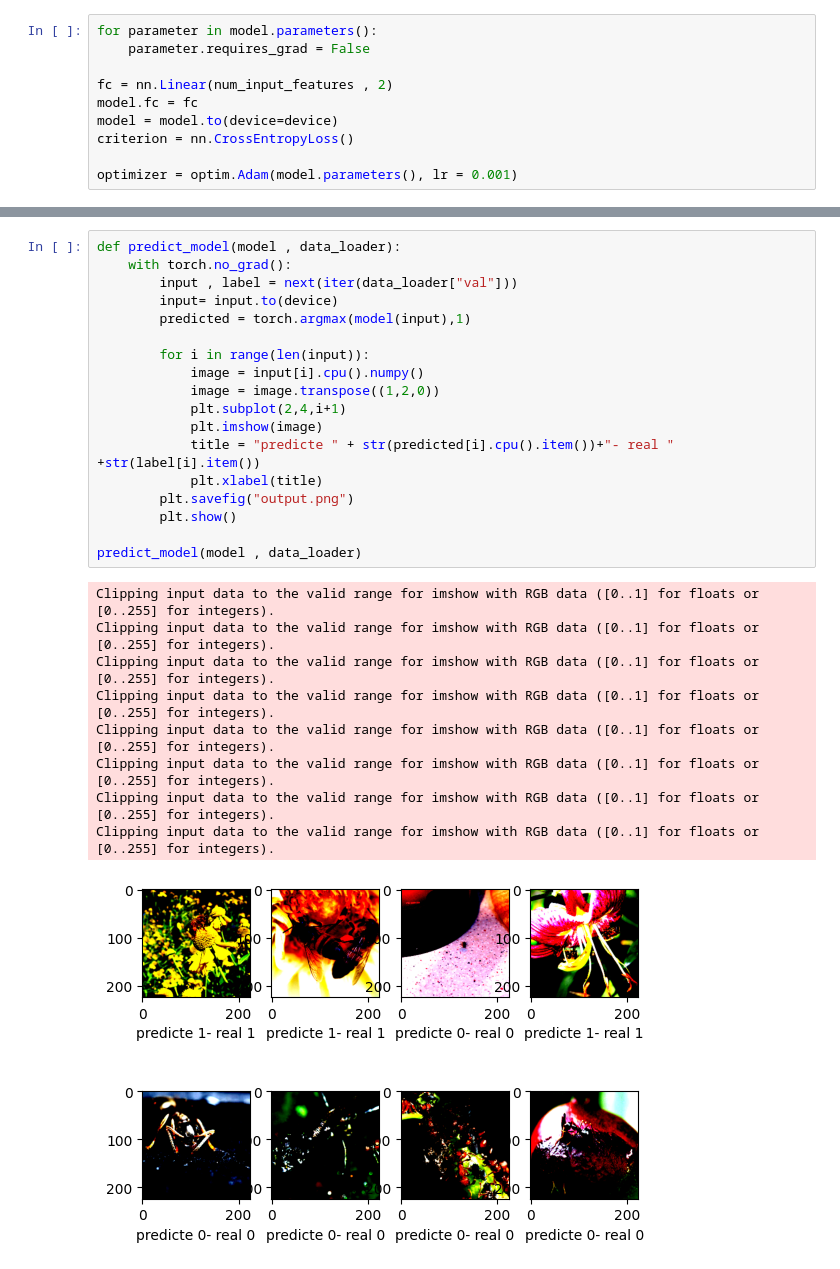
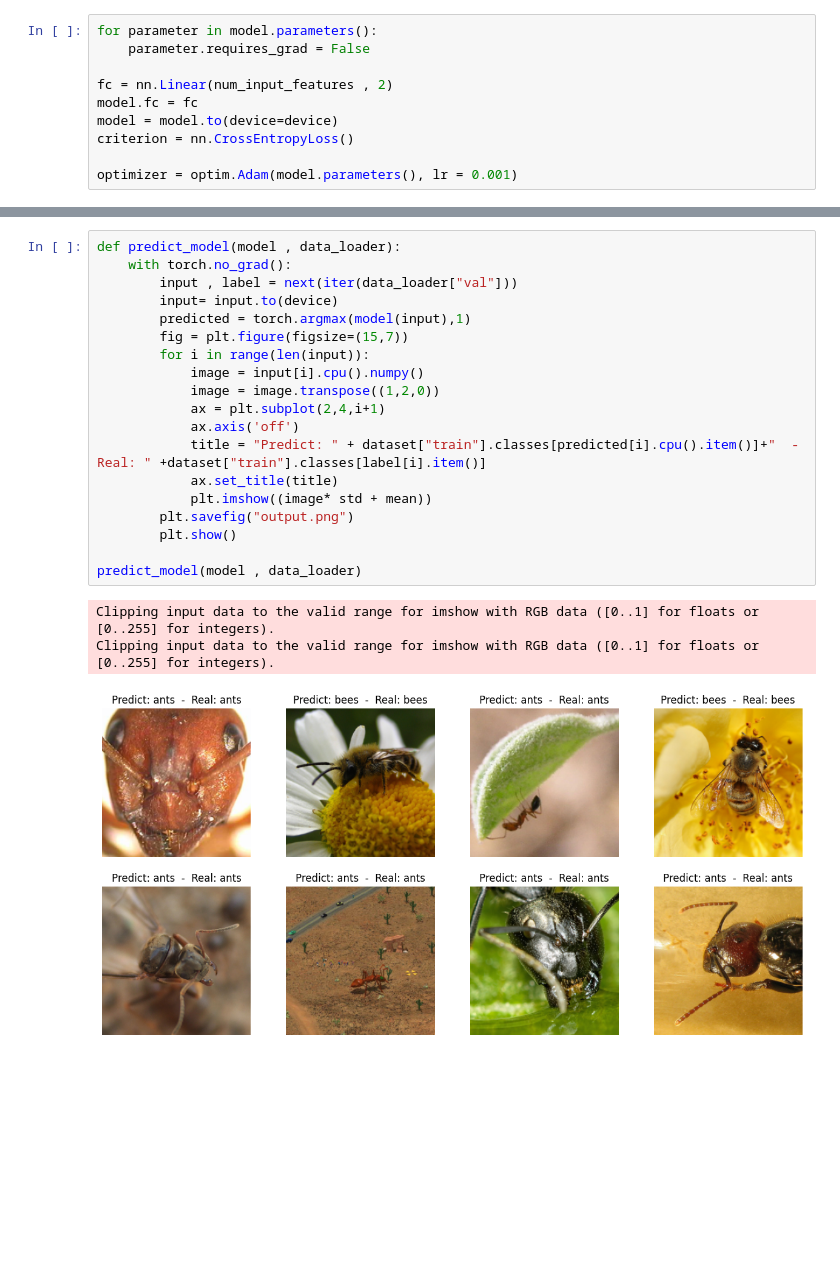
Before and after one commit to mohamadreza-jafaei/transfer-learning-using-pytorch, a Jupyter notebook: transfer_learning.ipynb, the cells around one changed output, grey strips where cells are left out. Drawn from its saved outputs; the diff is of its cells as text; blank space fills up the shorter version.

Commit message:
add output image

```diff
--- a/transfer_learning.ipynb
+++ b/transfer_learning.ipynb
@@ -168,28 +169,23 @@ Epoch 10 / 10 - train loss = 0.5028 - train accuracy = 0.7500 - validation loss
 # %%
 def predict_model(model , data_loader):
     with torch.no_grad():
         input , label = next(iter(data_loader["val"]))
         input= input.to(device)
         predicted = torch.argmax(model(input),1)
-
+        fig = plt.figure(figsize=(15,7))
         for i in range(len(input)):
             image = input[i].cpu().numpy()
             image = image.transpose((1,2,0))
-            plt.subplot(2,4,i+1)
-            plt.imshow(image)
-            title = "predicte " + str(predicted[i].cpu().item())+"- real " +str(label[i].item())
-            plt.xlabel(title)
+            ax = plt.subplot(2,4,i+1)
+            ax.axis('off')
+            title = "Predict: " + dataset["train"].classes[predicted[i].cpu().item()]+"  -  Real: " +dataset["train"].classes[label[i].item()]
+            ax.set_title(title)
+            plt.imshow((image* std + mean))
         plt.savefig("output.png")
         plt.show()
 
 predict_model(model , data_loader)
 # %% [output]
 Clipping input data to the valid range for imshow with RGB data ([0..1] for floats or [0..255] for integers).
 Clipping input data to the valid range for imshow with RGB data ([0..1] for floats or [0..255] for integers).
-Clipping input data to the valid range for imshow with RGB data ([0..1] for floats or [0..255] for integers).
-Clipping input data to the valid range for imshow with RGB data ([0..1] for floats or [0..255] for integers).
-Clipping input data to the valid range for imshow with RGB data ([0..1] for floats or [0..255] for integers).
-Clipping input data to the valid range for imshow with RGB data ([0..1] for floats or [0..255] for integers).
-Clipping input data to the valid range for imshow with RGB data ([0..1] for floats or [0..255] for integers).
-Clipping input data to the valid range for imshow with RGB data ([0..1] for floats or [0..255] for integers).
-[figure, old version]
+[figure, new version]
```
Also changed, not shown: parts of 2 cells of this notebook, 2 other files.
